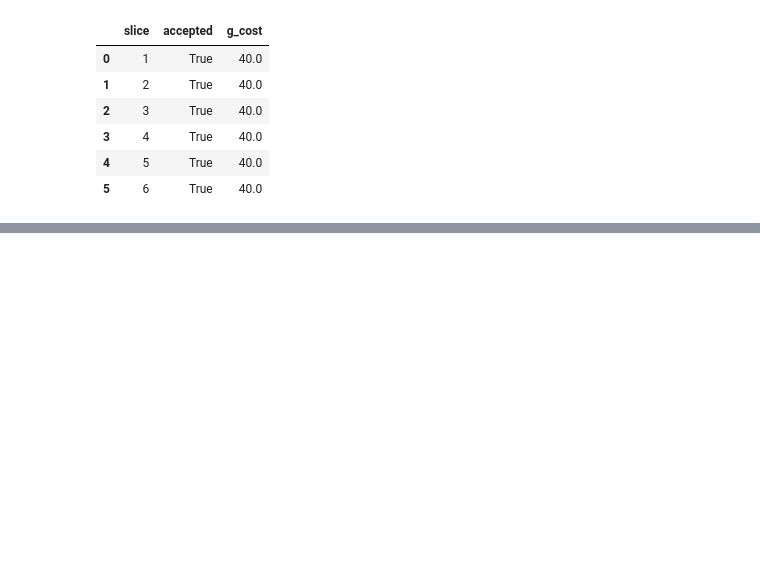
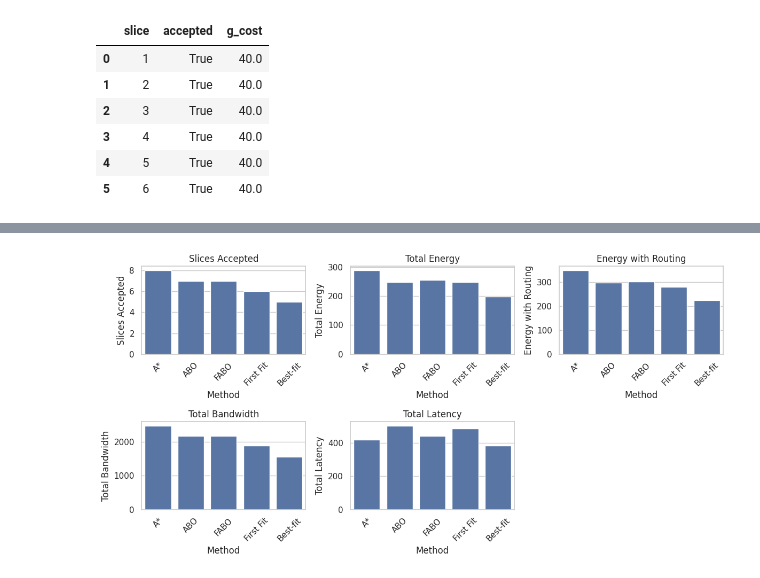
Before and after one commit to ceciliadesousaluzalmeida/5g-slicing-energy-effiiciency, a Jupyter notebook: simulator/analisys_notebook.ipynb, the cells around one changed output, grey strips where cells are left out. Drawn from its saved outputs; the diff is of its cells as text; code cells hidden in the pictures; blank space fills up the shorter version.

```diff
--- a/simulator/analisys_notebook.ipynb
+++ b/simulator/analisys_notebook.ipynb
@@ -431,0 +1057,13 @@ display(df_metrics)
+# %%
+
+df_astar_scnr3, results_astar_scnr3 = run_astar(G, slices_3, node_capacity_base, link_capacity_base)
+df_abo_scnr3, abo_results_scnr3 = run_abo_full_batch(G, slices_3, node_capacity_base, link_latency ,link_capacity_base)
+df_fabo_scnr3, fabo_results_scnr3 = run_fabo_full_batch(G, slices_3, node_capacity_base, link_latency, link_capacity_base)
+df_ff_scnr3, ff_results_scnr3 = run_first_fit(G, slices_3, node_capacity_base, link_capacity_base, link_latency)
+df_bestfit_scnr3, bestfit_results_scnr3 = run_best_fit(G, slices_3, node_capacity_base, link_capacity_base, link_latency)
+
+
+df_astar_scnr3
+df_abo_scnr3
+df_fabo_scnr3
+df_bestfit_scnr3
@@ -431,0 +1267,42 @@ display(df_metrics)
+# %%
+import matplotlib.pyplot as plt
+import seaborn as sns
+
+sns.set(style="whitegrid")
+plt.figure(figsize=(12, 6))
+
+# Slices aceitos
+plt.subplot(2, 3, 1)
+sns.barplot(data=df_metrics_scnr3, x="Method", y="Slices Accepted")
+plt.title("Slices Accepted")
+plt.xticks(rotation=45)
+
+# Energia total
+plt.subplot(2, 3, 2)
+sns.barplot(data=df_metrics_scnr3, x="Method", y="Total Energy")
+plt.title("Total Energy")
+plt.xticks(rotation=45)
+
+# Energia com roteamento (se existir)
+if "Energy with Routing" in df_metrics_scnr3.columns:
+    plt.subplot(2, 3, 3)
+    sns.barplot(data=df_metrics_scnr3, x="Method", y="Energy with Routing")
+    plt.title("Energy with Routing")
+    plt.xticks(rotation=45)
+
+# Banda total
+plt.subplot(2, 3, 4)
+sns.barplot(data=df_metrics_scnr3, x="Method", y="Total Bandwidth")
+plt.title("Total Bandwidth")
+plt.xticks(rotation=45)
+
+# Latência total
+plt.subplot(2, 3, 5)
+sns.barplot(data=df_metrics_scnr3, x="Method", y="Total Latency")
+plt.title("Total Latency")
+plt.xticks(rotation=45)
+
+plt.tight_layout()
+plt.show()
+# %% [output]
+[figure, added]
```
Also changed, not shown: parts of 39 cells of this notebook, 4 other files.
